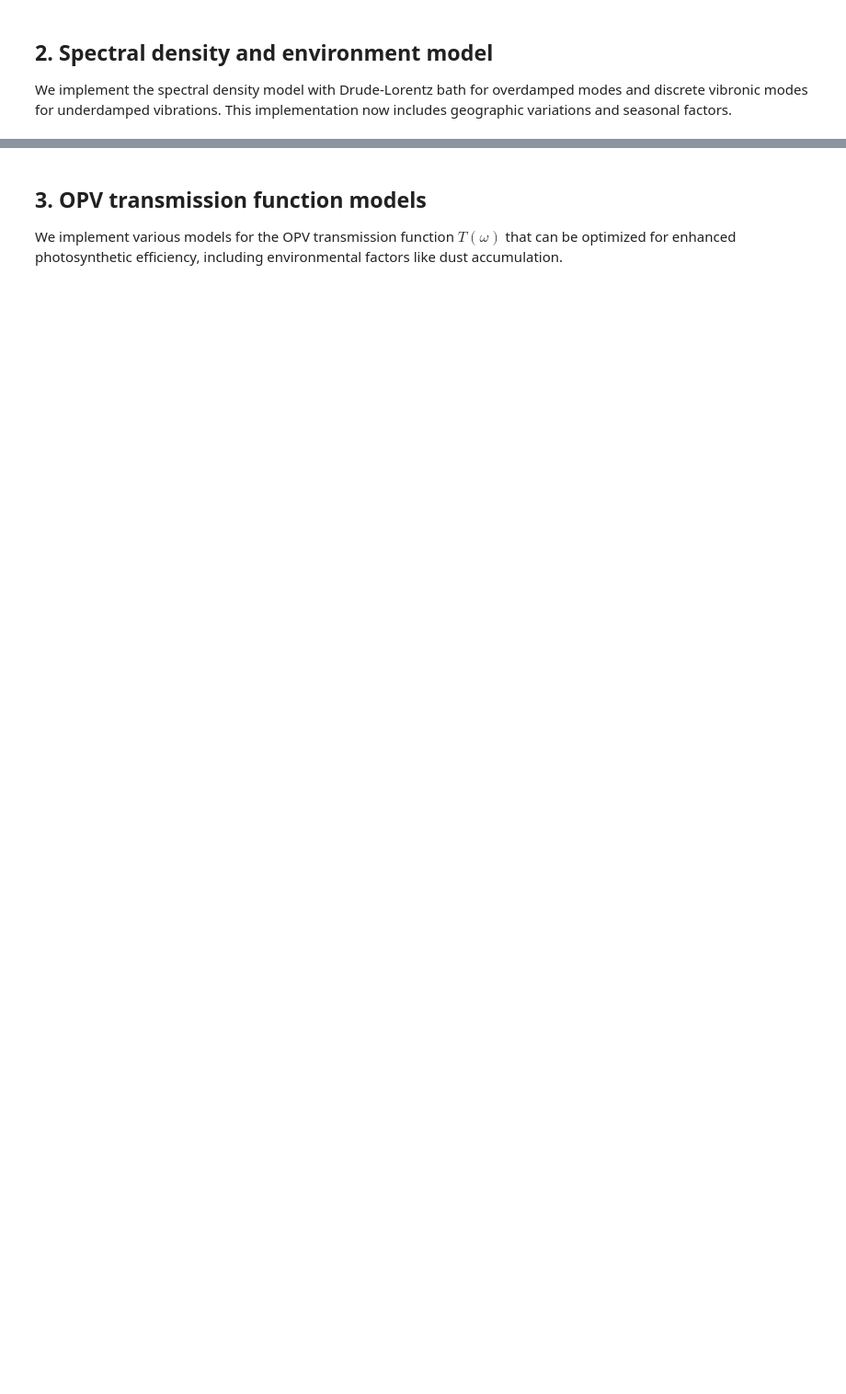
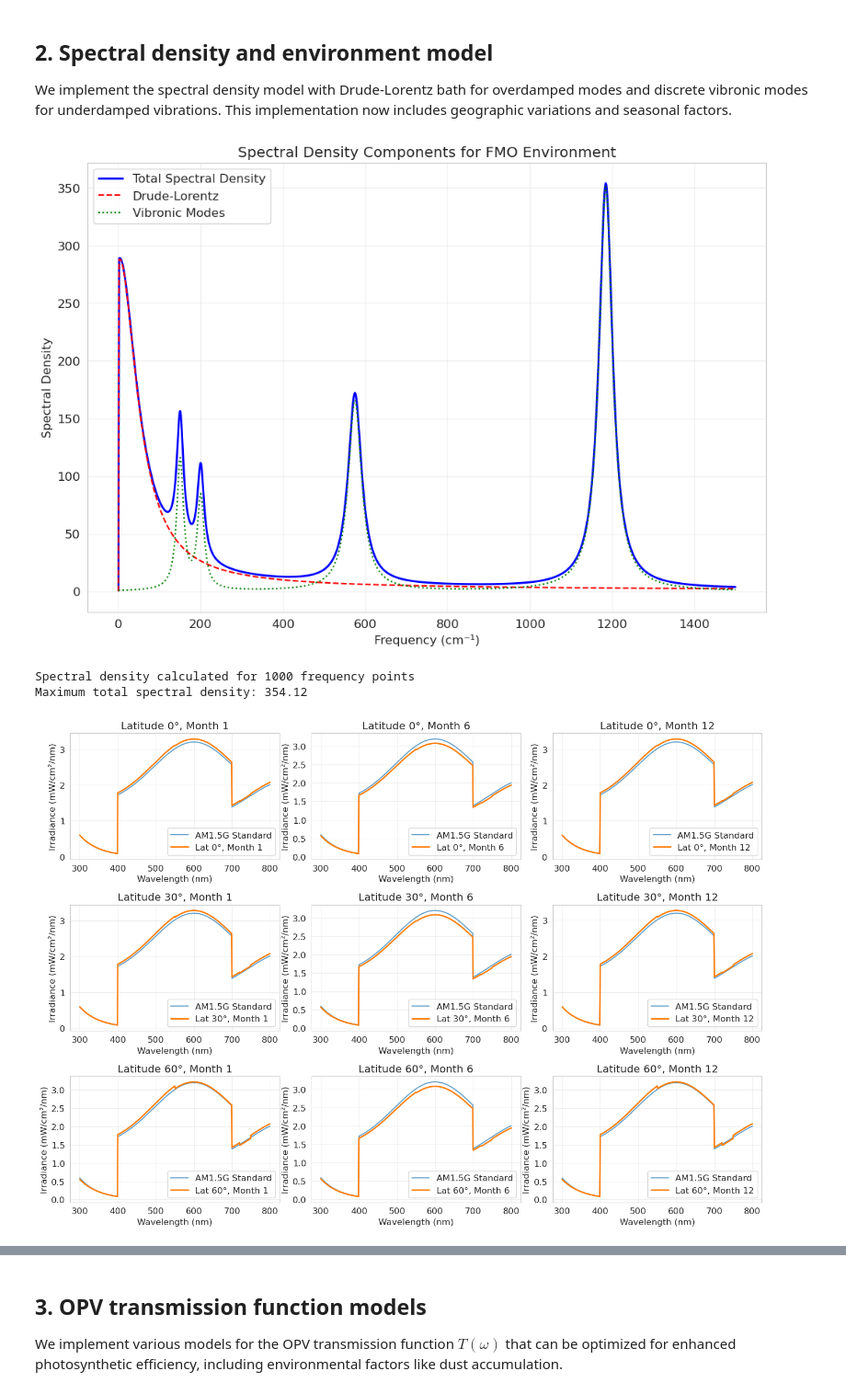
Before and after one commit to NanaEngo/Quantum_Agrivoltaic_HOPS, a Jupyter notebook: Redac_Paper1/quantum_coherence_agrivoltaics_analysis_refined.ipynb, the cells around one changed output, grey strips where cells are left out. Shown at 92% size. Saved outputs shown, nothing was run; the diff lists cells and outputs as text; code cells hidden in the pictures; blank space fills up the shorter version.

```diff
--- a/Redac_Paper1/quantum_coherence_agrivoltaics_analysis_refined.ipynb
+++ b/Redac_Paper1/quantum_coherence_agrivoltaics_analysis_refined.ipynb
@@ -77,4 +64,6 @@ print("see significant speedup without specific GPU-enabled algorithms.")
 # %%
+FIGURES_DIR = "Graphics/"
+os.makedirs(FIGURES_DIR, exist_ok=True)
 # Import required libraries
 import numpy as np
 import matplotlib.pyplot as plt
@@ -93,7 +82,7 @@ try:
     import jax
     import jax.numpy as jnp
     from jax import jit, grad, vmap
-    jax.config.update('jax_platform_name', 'gpu')  # Use GPU if available
+    # jax.config.update('jax_platform_name', 'gpu')  # Use GPU if available
     print("JAX with GPU support imported successfully")
     GPU_AVAILABLE = True
     xp = jnp  # Use jax.numpy for GPU operations
@@ -411,7 +417,7 @@ def solar_spectrum_am15g(wavelengths):
             irradiance[i] = 0.2 * np.exp(-(wl-1500)/300)
 
     # Normalize to approximate AM1.5G total (about 1000 W/m²)
-    irradiance = irradiance * 1000 / np.trapz(irradiance, wavelengths) * (wavelengths[1]-wavelengths[0])
+    irradiance = irradiance * 1000 / np.trapezoid(irradiance, wavelengths) * (wavelengths[1]-wavelengths[0])
 
     return irradiance
 
@@ -522,34 +528,41 @@ plt.xlabel('Frequency (cm⁻¹)')
 plt.ylabel('Spectral Density')
 plt.legend()
 plt.grid(True, alpha=0.3)
+plt.savefig(os.path.join(FIGURES_DIR, "Spectral_Density_Components_for_FMO_Environment.pdf"), bbox_inches="tight", dpi=300)
 plt.show()
 
 print(f"Spectral density calculated for {len(omega_range)} frequency points")
 print(f"Maximum total spectral density: {np.max(J_total):.2f}")
 
 # Test geographic solar spectrum variations
 wavelengths = np.linspace(300, 800, 501)  # nm
 am15_spectrum = solar_spectrum_am15g(wavelengths)
 
 # Compare spectra for different geographic locations and seasons
 latitudes = [0, 30, 60]  # degrees
 months = [1, 6, 12]  # Jan, Jun, Dec
 
 plt.figure(figsize=(14, 10))
 
 for i, lat in enumerate(latitudes):
     for j, month in enumerate(months):
         geo_spectrum = solar_spectrum_geographic(wavelengths, lat, month)
         plt.subplot(3, 3, i*3 + j + 1)
         plt.plot(wavelengths, am15_spectrum, label='AM1.5G Standard', alpha=0.7)
         plt.plot(wavelengths, geo_spectrum, label=f'Lat {lat}\u00b0, Month {month}', linewidth=2)
         plt.title(f'Latitude {lat}\u00b0, Month {month}')
         plt.xlabel('Wavelength (nm)')
         plt.ylabel('Irradiance (mW/cm²/nm)')
         plt.legend()
         plt.grid(True, alpha=0.3)
 
 plt.tight_layout()
+plt.savefig(os.path.join(FIGURES_DIR, "fLatitude__lat__u00b0__Month__month.pdf"), bbox_inches="tight", dpi=300)
 plt.show()
 
 print(f"Geographic solar spectrum variations tested for different latitudes and months")
+# %% [output]
+[figure, added]
+Spectral density calculated for 1000 frequency points
+Maximum total spectral density: 354.12
+[figure, added]
```
Also changed, not shown: parts of 13 cells of this notebook, 10 other files.
